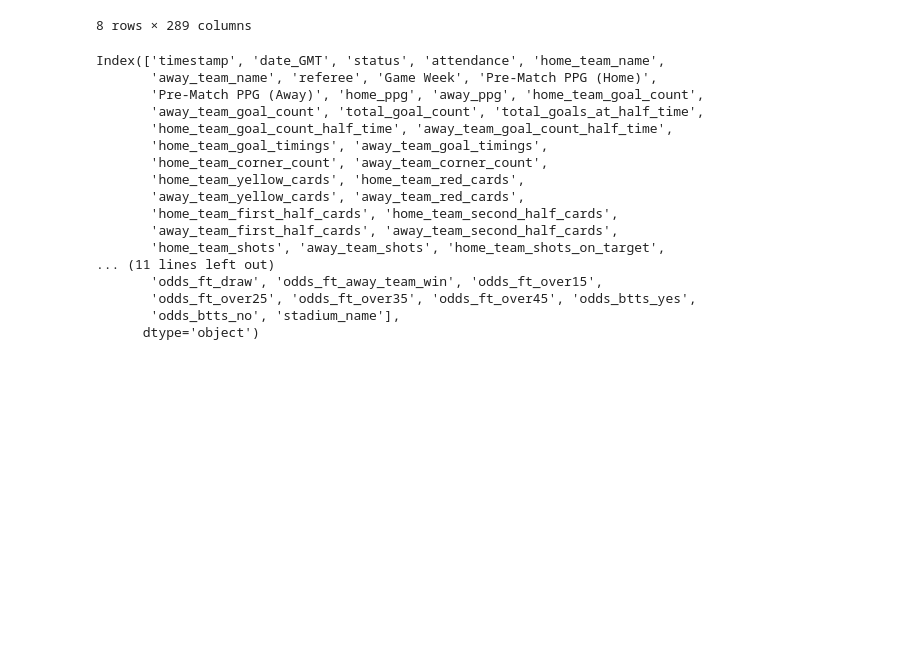
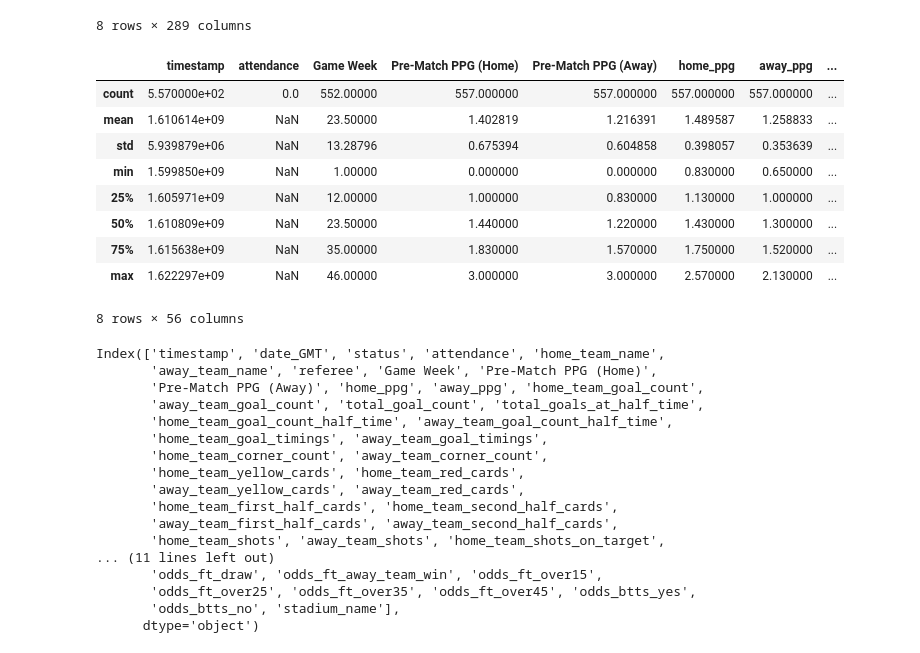
Before and after one commit to dkeyer/English-_Championship_2021, a Jupyter notebook: English_Champ_2021_EDA.ipynb, the cells around one changed output. Drawn from its saved outputs; the diff is of its cells as text; code cells hidden in the pictures; blank space fills up the shorter version.

```diff
--- a/English_Champ_2021_EDA.ipynb
+++ b/English_Champ_2021_EDA.ipynb
@@ -30,6 +30,19 @@ team_stats.describe()
 | 75% | 46.000000 | 23.000000 | 23.000000 | 0.0 | 20.000000 | 12.000000 | ... |
 | max | 49.000000 | 25.000000 | 25.000000 | 0.0 | 29.000000 | 19.000000 | ... |
 8 rows × 289 columns
+# %%
+games.describe()
+# %% [output]
+|  | timestamp | attendance | Game Week | Pre-Match PPG (Home) | Pre-Match PPG (Away) | home_ppg | away_ppg | ... |
+| count | 5.570000e+02 | 0.0 | 552.00000 | 557.000000 | 557.000000 | 557.000000 | 557.000000 | ... |
+| mean | 1.610614e+09 | NaN | 23.50000 | 1.402819 | 1.216391 | 1.489587 | 1.258833 | ... |
+| std | 5.939879e+06 | NaN | 13.28796 | 0.675394 | 0.604858 | 0.398057 | 0.353639 | ... |
+| min | 1.599850e+09 | NaN | 1.00000 | 0.000000 | 0.000000 | 0.830000 | 0.650000 | ... |
+| 25% | 1.605971e+09 | NaN | 12.00000 | 1.000000 | 0.830000 | 1.130000 | 1.000000 | ... |
+| 50% | 1.610809e+09 | NaN | 23.50000 | 1.440000 | 1.220000 | 1.430000 | 1.300000 | ... |
+| 75% | 1.615638e+09 | NaN | 35.00000 | 1.830000 | 1.570000 | 1.750000 | 1.520000 | ... |
+| max | 1.622297e+09 | NaN | 46.00000 | 3.000000 | 3.000000 | 2.570000 | 2.130000 | ... |
+8 rows × 56 columns
 # %%
 games.columns
 # %% [output]
```
Also changed, not shown: parts of 16 cells of this notebook.
